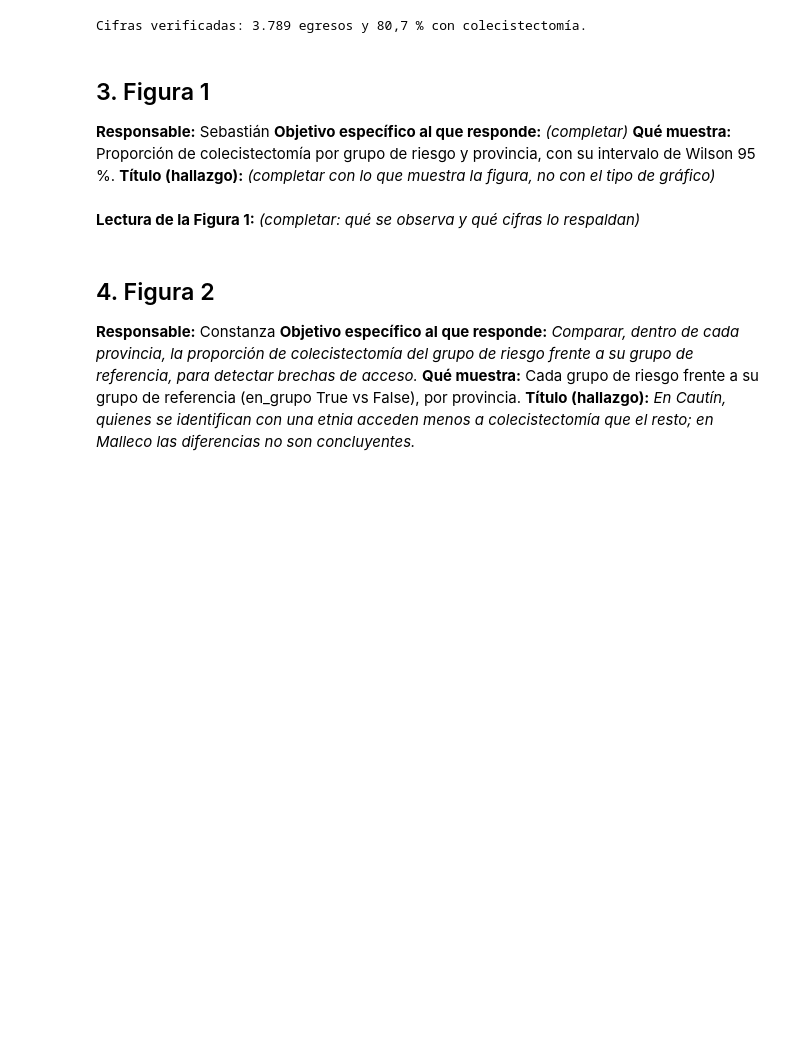
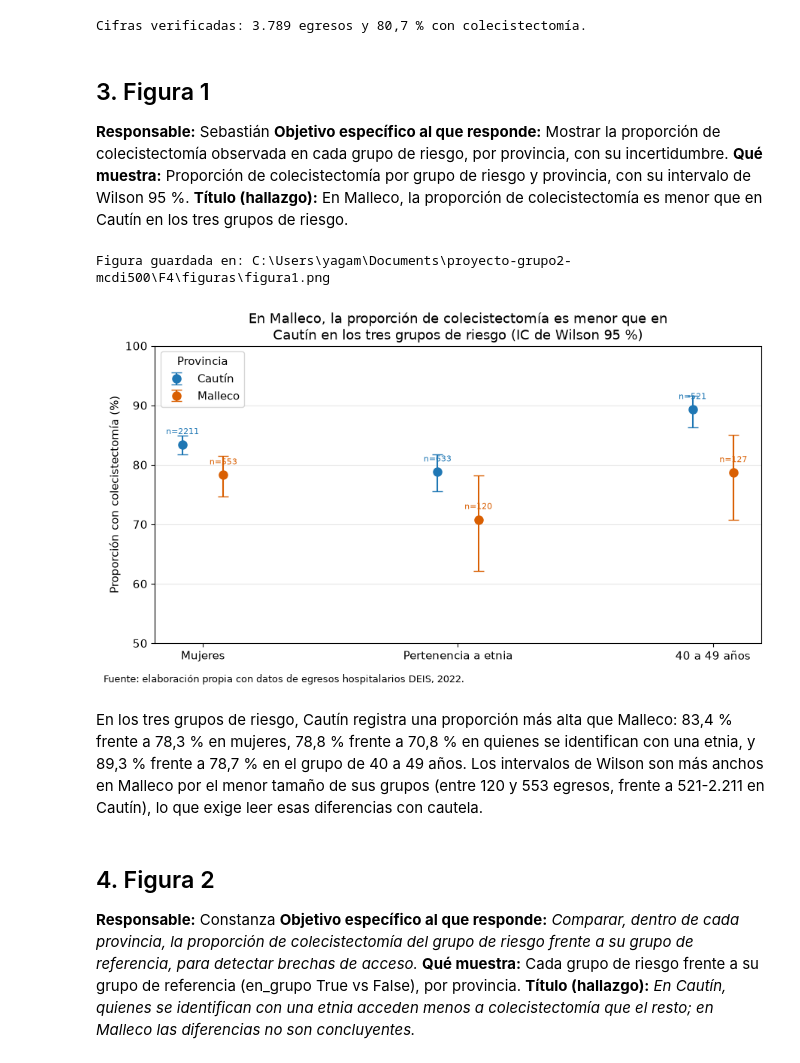
Before and after one commit to PaulaBecerraV/proyecto-grupo2-mcdi500, a Jupyter notebook: F4/F4_01_visualizaciones.ipynb, the cells around one changed output. Saved outputs shown, nothing was run; the diff lists cells and outputs as text; code cells hidden in the pictures; blank space fills up the shorter version.

Commit message:
feat: agrega Figura 1 de proporciones con IC de Wilson

```diff
--- a/F4/F4_01_visualizaciones.ipynb
+++ b/F4/F4_01_visualizaciones.ipynb
@@ -97,17 +97,42 @@ Cifras verificadas: 3.789 egresos y 80,7 % con colecistectomía.
 ## 3. Figura 1
 
 **Responsable:** Sebastián
-**Objetivo específico al que responde:** _(completar)_
+**Objetivo específico al que responde:** Mostrar la proporción de colecistectomía observada en cada grupo de riesgo, por provincia, con su incertidumbre.
 **Qué muestra:** Proporción de colecistectomía por grupo de riesgo y provincia, con su intervalo de Wilson 95 %.
-**Título (hallazgo):** _(completar con lo que muestra la figura, no con el tipo de gráfico)_
+**Título (hallazgo):** En Malleco, la proporción de colecistectomía es menor que en Cautín en los tres grupos de riesgo.
 # %%
-# Figura 1: usar `tabla`, `COLORES`, `NOMBRES_GRUPO` y `FUENTE`
-# fig, ax = plt.subplots()
-# ...
-# fig.text(0.01, -0.02, FUENTE, fontsize=9)
-# guardar_figura(fig, "figura1")
+# Figura 1: proporción con colecistectomía por grupo de riesgo y provincia (IC de Wilson 95 %)
+grupo1 = tabla[tabla["en_grupo"] == True].copy()
+grupos_orden = list(NOMBRES_GRUPO.values())
+x_base = {g: i for i, g in enumerate(grupos_orden)}
+offset = {"Cautín": -0.08, "Malleco": 0.08}
+
+fig, ax = plt.subplots()
+for prov in COLORES:
+    sub = grupo1[grupo1["provincia"] == prov].set_index("grupo_nombre").loc[grupos_orden]
+    xs = [x_base[g] + offset[prov] for g in grupos_orden]
+    ax.errorbar(xs, sub["proporcion_%"],
+                yerr=[sub["proporcion_%"] - sub["ic95_inf_%"], sub["ic95_sup_%"] - sub["proporcion_%"]],
+                fmt="o", capsize=5, color=COLORES[prov], label=prov, markersize=8)
+    for x, y, n in zip(xs, sub["proporcion_%"], sub["egresos"]):
+        ax.annotate(f"n={n}", (x, y), textcoords="offset points", xytext=(0, 10),
+                    ha="center", fontsize=8, color=COLORES[prov])
+
+ax.set_xticks(list(x_base.values()))
+ax.set_xticklabels(grupos_orden)
+ax.set_ylabel("Proporción con colecistectomía (%)")
+ax.set_ylim(50, 100)
+ax.set_title("En Malleco, la proporción de colecistectomía es menor que en\nCautín en los tres grupos de riesgo (IC de Wilson 95 %)")
+ax.legend(title="Provincia")
+ax.grid(axis="y", alpha=0.3)
+fig.text(0.01, -0.02, FUENTE, fontsize=9)
+fig.tight_layout()
+guardar_figura(fig, "figura1")
+# %% [output]
+Figura guardada en: C:\Users\yagam\Documents\proyecto-grupo2-mcdi500\F4\figuras\figura1.png
+[figure, added]
 # %% [markdown]
-**Lectura de la Figura 1:** _(completar: qué se observa y qué cifras lo respaldan)_
+En los tres grupos de riesgo, Cautín registra una proporción más alta que Malleco: 83,4 % frente a 78,3 % en mujeres, 78,8 % frente a 70,8 % en quienes se identifican con una etnia, y 89,3 % frente a 78,7 % en el grupo de 40 a 49 años. Los intervalos de Wilson son más anchos en Malleco por el menor tamaño de sus grupos (entre 120 y 553 egresos, frente a 521-2.211 en Cautín), lo que exige leer esas diferencias con cautela.
 # %% [markdown]
 ## 4. Figura 2
 
```
Also changed, not shown: parts of 2 cells of this notebook, 1 other file.
